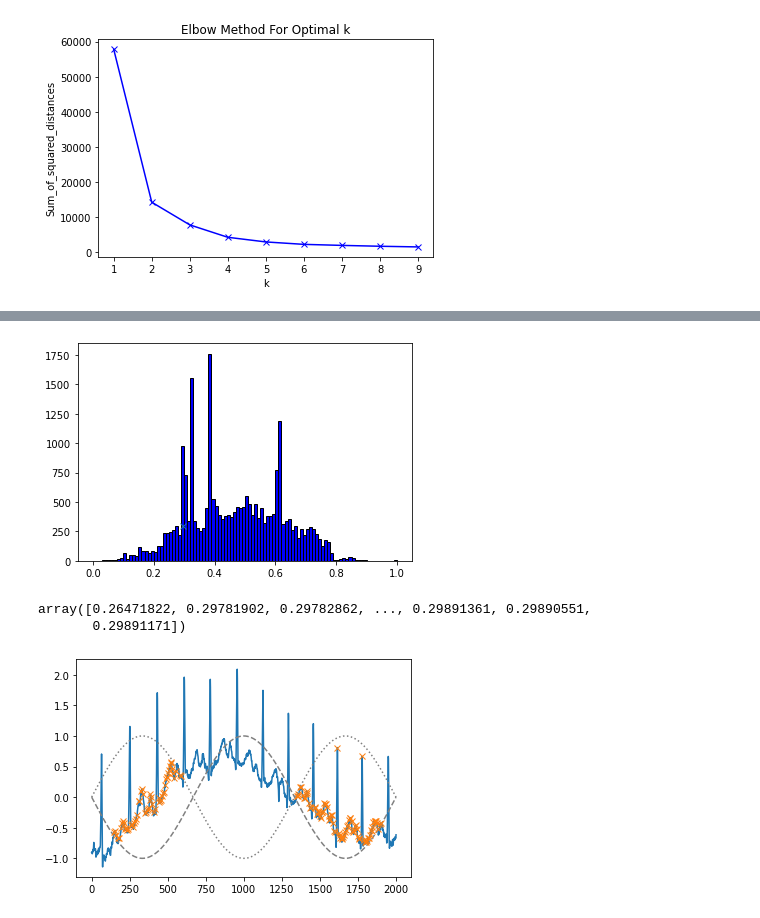
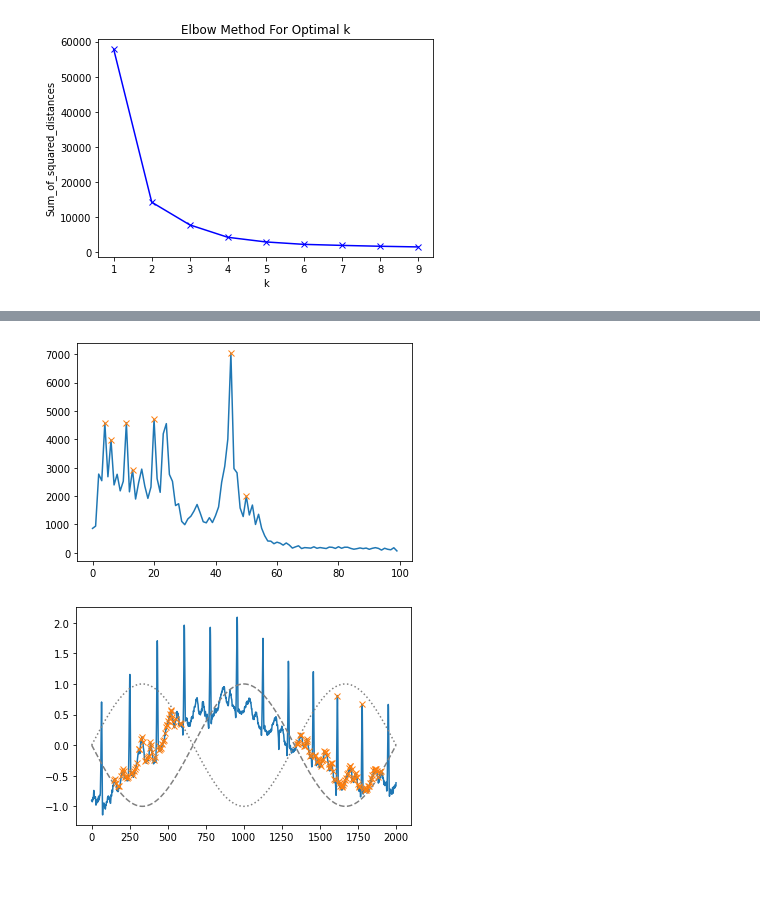
Before and after one commit to panoet/tugas-besar-2-machine-learning-umb, a Jupyter notebook: main.ipynb, the cells around one changed output, grey strips where cells are left out. Drawn from its saved outputs; the diff is of its cells as text; code cells hidden in the pictures; blank space fills up the shorter version.

```diff
--- a/main.ipynb
+++ b/main.ipynb
@@ -65,7 +65,7 @@ plt.show()
 # %% [output]
 [figure]
 # %%
-k_means = KMeans(n_clusters=5)
+k_means = KMeans(n_clusters=2)
 k_means.fit(data.values)
 clusters = k_means.fit_predict(data.values)
 # %%
@@ -160,17 +145,12 @@ array([[0.26471822],
 # %%
-x = jarak_scaled.flatten()
-peaks, _ = find_peaks(x, height=0, distance=1000)
-plt.hist(x, bins = binwidth,
-             color = 'blue', edgecolor = 'black')
-#plt.plot(peaks, x[peaks], "x")
+x = hist[0]
+peaks, _ = find_peaks(x, height=0, threshold=500)
+plt.plot(x)
+plt.plot(peaks, x[peaks], "x")
 #plt.plot(np.zeros_like(x), "--", color="gray")
-plt.plot(x[2], 300, 'x')
 plt.show()
-x
 # %% [output]
-[figure, old version]
+[figure, new version]
-array([0.26471822, 0.29781902, 0.29782862, ..., 0.29891361, 0.29890551,
-       0.29891171])
 # %%
 border = np.sin(np.linspace(0, 3 * np.pi, x.size))
 peaks, _ = find_peaks(x, height=(-border, border))
```
Also changed, not shown: parts of 5 cells of this notebook.
